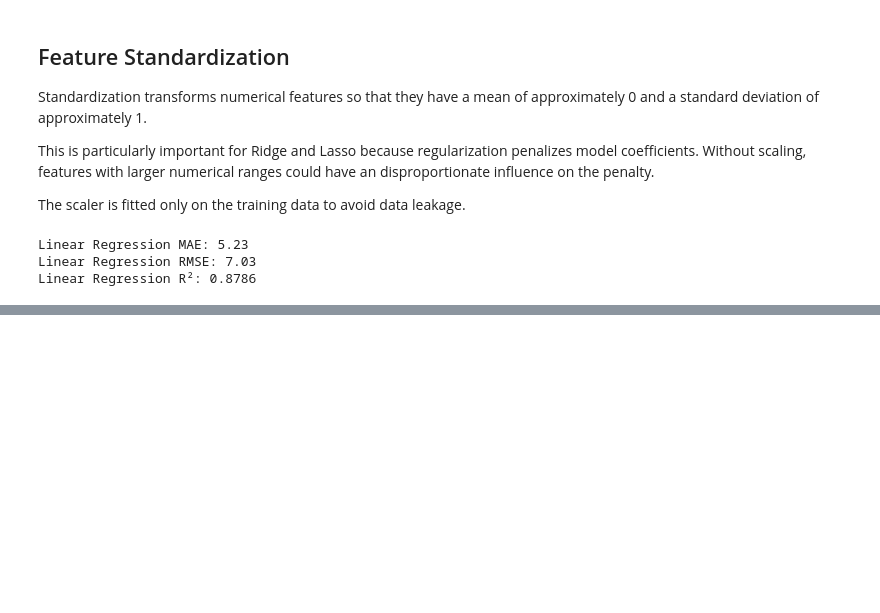
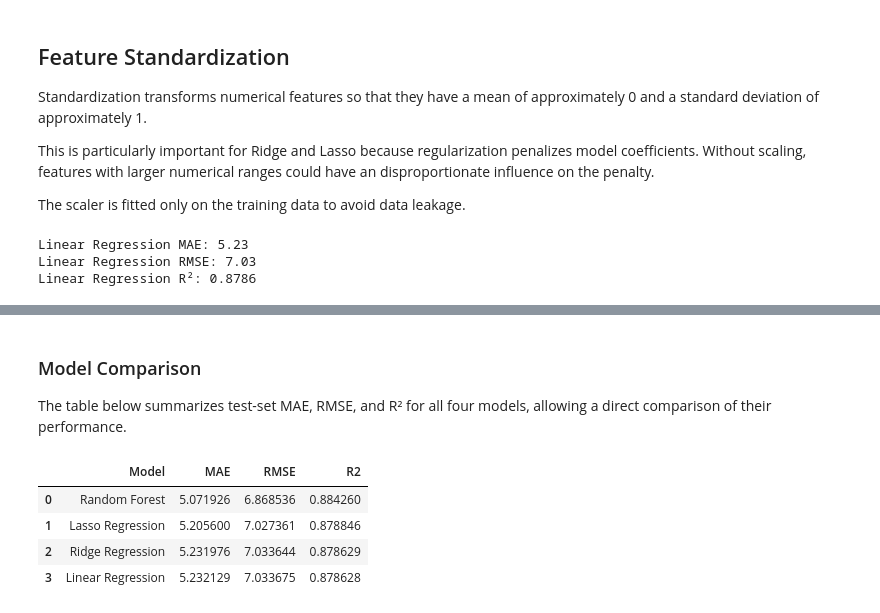
Before and after one commit to pragnav-work/ML_project_1, a Jupyter notebook: notebooks/04_delivery_prediction.ipynb, the cells around one changed output, grey strips where cells are left out. Saved outputs shown, nothing was run; the diff lists cells and outputs as text; code cells hidden in the pictures; blank space fills up the shorter version.

```diff
--- a/notebooks/04_delivery_prediction.ipynb
+++ b/notebooks/04_delivery_prediction.ipynb
@@ -690,0 +1120,44 @@ Linear Regression R²: 0.8786
+# %% [markdown]
+### Model Comparison
+
+The table below summarizes test-set MAE, RMSE, and R² for all four
+models, allowing a direct comparison of their performance.
+# %%
+# Build a comparison table of all models
+
+model_comparison = pd.DataFrame({
+    'Model': [
+        'Linear Regression',
+        'Random Forest',
+        'Ridge Regression',
+        'Lasso Regression'
+    ],
+    'MAE': [
+        linear_mae,
+        rf_mae,
+        ridge_mae,
+        lasso_mae
+    ],
+    'RMSE': [
+        linear_rmse,
+        rf_rmse,
+        ridge_rmse,
+        lasso_rmse
+    ],
+    'R2': [
+        linear_r2,
+        rf_r2,
+        ridge_r2,
+        lasso_r2
+    ]
+}).sort_values('MAE').reset_index(drop=True)
+
+# Display the comparison table
+
+model_comparison
+# %% [output]
+|  | Model | MAE | RMSE | R2 |
+| 0 | Random Forest | 5.071926 | 6.868536 | 0.884260 |
+| 1 | Lasso Regression | 5.205600 | 7.027361 | 0.878846 |
+| 2 | Ridge Regression | 5.231976 | 7.033644 | 0.878629 |
+| 3 | Linear Regression | 5.232129 | 7.033675 | 0.878628 |
```
Also changed, not shown: parts of 23 cells of this notebook.
